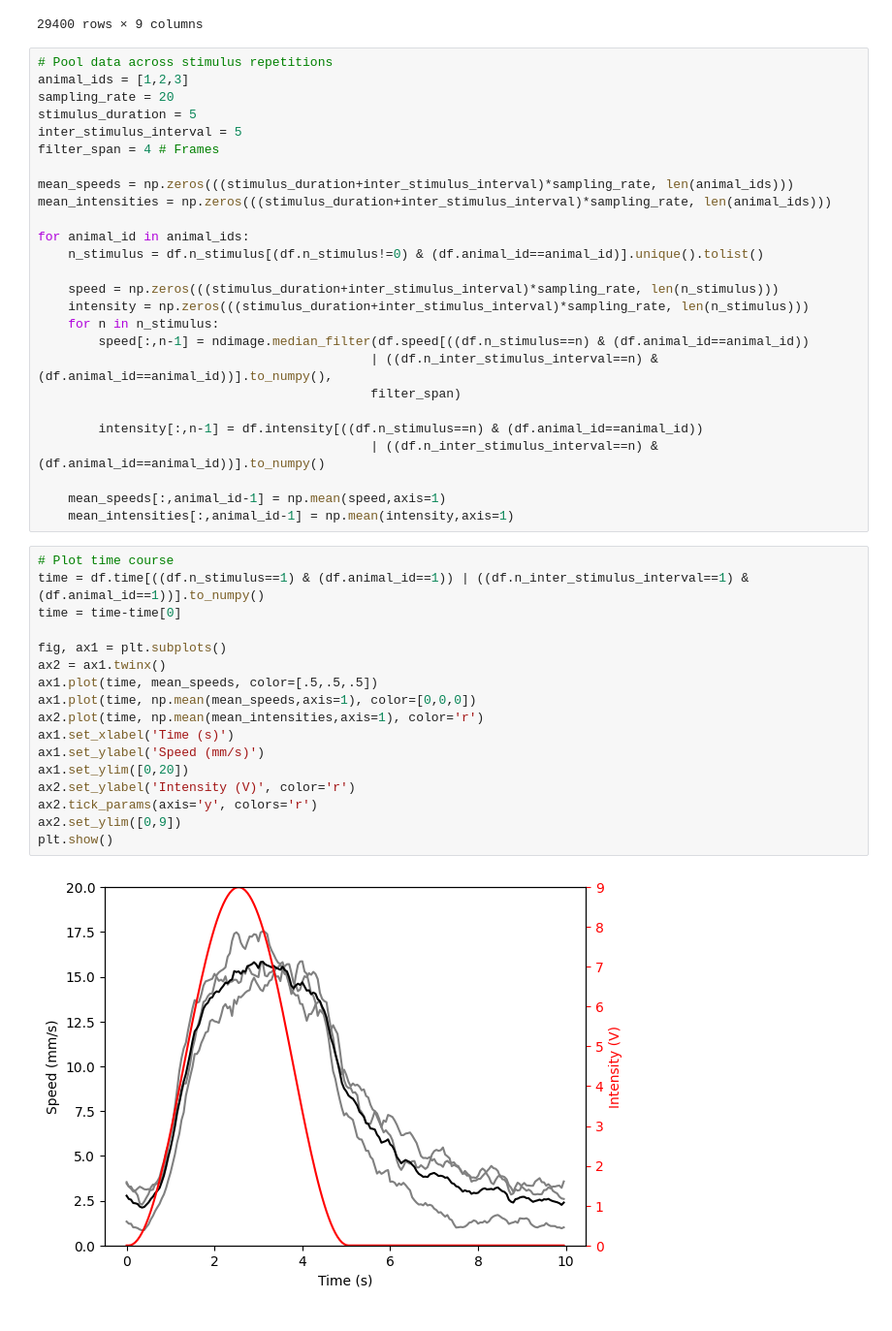
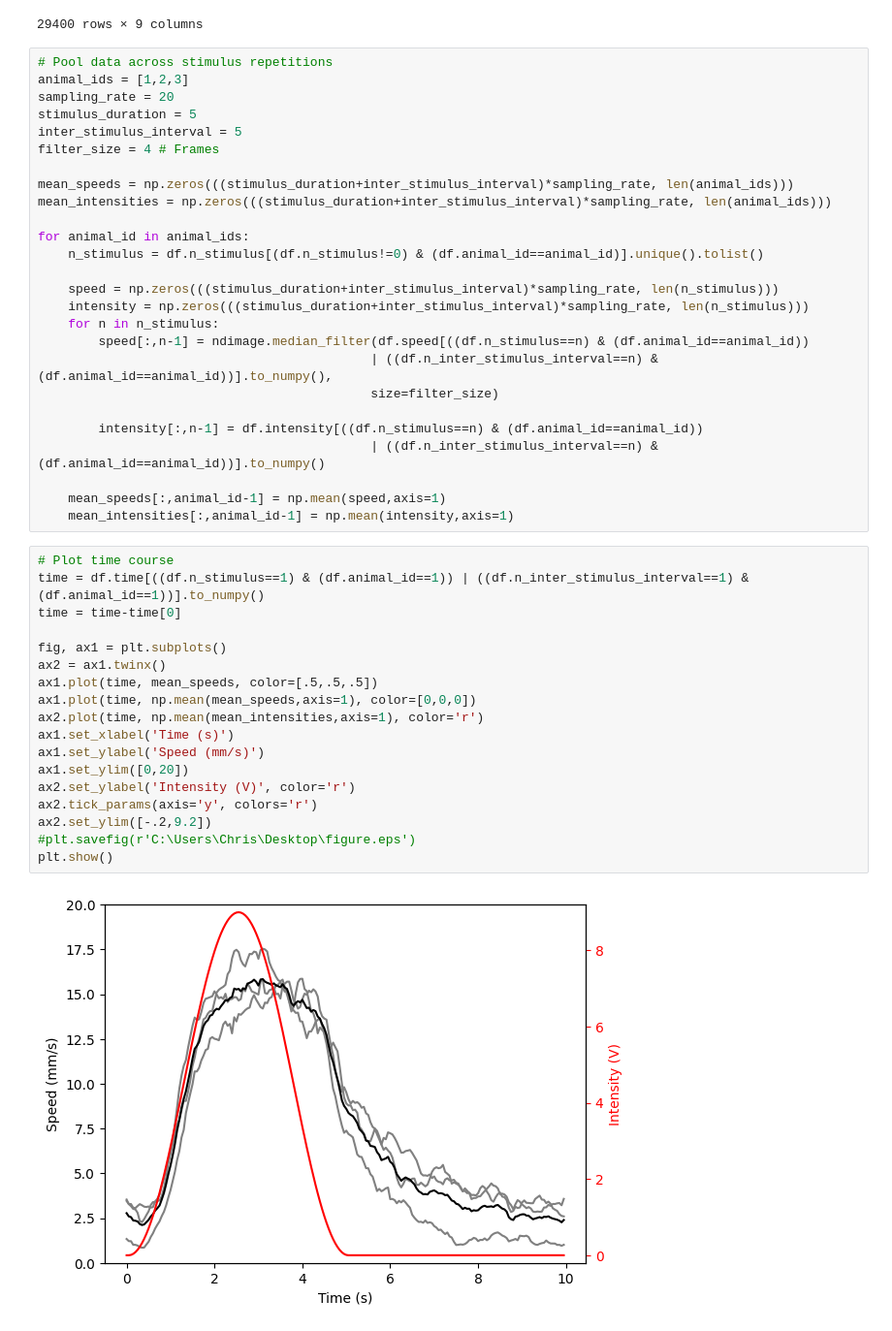
Before and after one commit to chrisjdallmann/roadrunner, a Jupyter notebook: code/plot_sinusoidal_arena_data.ipynb, the cells around one changed output. Shown at 97% size. Saved outputs shown, nothing was run; the diff lists cells and outputs as text.

```diff
--- a/code/plot_sinusoidal_arena_data.ipynb
+++ b/code/plot_sinusoidal_arena_data.ipynb
@@ -34,7 +34,7 @@ animal_ids = [1,2,3]
 sampling_rate = 20
 stimulus_duration = 5
 inter_stimulus_interval = 5
-filter_span = 4 # Frames
+filter_size = 4 # Frames
 
 mean_speeds = np.zeros(((stimulus_duration+inter_stimulus_interval)*sampling_rate, len(animal_ids)))
 mean_intensities = np.zeros(((stimulus_duration+inter_stimulus_interval)*sampling_rate, len(animal_ids)))
@@ -47,7 +47,7 @@ for animal_id in animal_ids:
     for n in n_stimulus:
         speed[:,n-1] = ndimage.median_filter(df.speed[((df.n_stimulus==n) & (df.animal_id==animal_id))
                                             | ((df.n_inter_stimulus_interval==n) & (df.animal_id==animal_id))].to_numpy(),
-                                            filter_span)
+                                            size=filter_size)
 
         intensity[:,n-1] = df.intensity[((df.n_stimulus==n) & (df.animal_id==animal_id))
                                             | ((df.n_inter_stimulus_interval==n) & (df.animal_id==animal_id))].to_numpy()
@@ -57,19 +57,20 @@ for animal_id in animal_ids:
 # %%
 # Plot time course
 time = df.time[((df.n_stimulus==1) & (df.animal_id==1)) | ((df.n_inter_stimulus_interval==1) & (df.animal_id==1))].to_numpy()
 time = time-time[0]
 
 fig, ax1 = plt.subplots()
 ax2 = ax1.twinx()
 ax1.plot(time, mean_speeds, color=[.5,.5,.5])
 ax1.plot(time, np.mean(mean_speeds,axis=1), color=[0,0,0])
 ax2.plot(time, np.mean(mean_intensities,axis=1), color='r')
 ax1.set_xlabel('Time (s)')
 ax1.set_ylabel('Speed (mm/s)')
 ax1.set_ylim([0,20])
 ax2.set_ylabel('Intensity (V)', color='r')
 ax2.tick_params(axis='y', colors='r')
-ax2.set_ylim([0,9])
+ax2.set_ylim([-.2,9.2])
+#plt.savefig(r'C:\Users\Chris\Desktop\figure.eps')
 plt.show()
 # %% [output]
-[figure, old version]
+[figure, new version]
```
